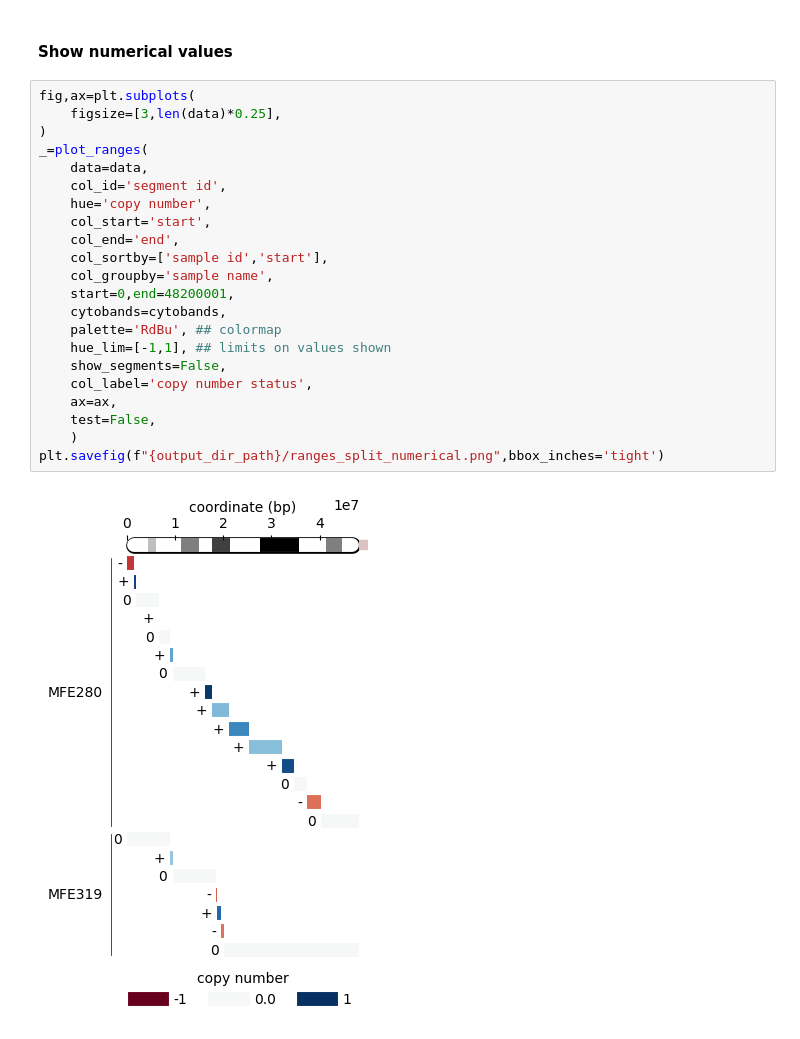
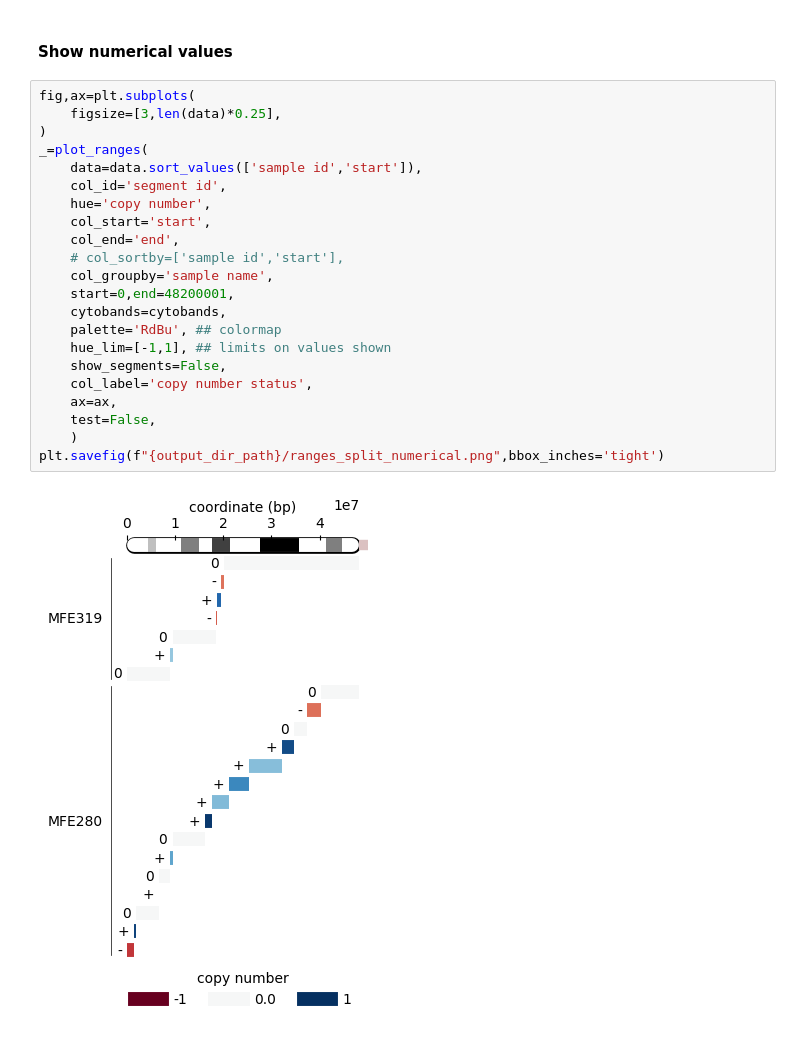
Before and after one commit to rraadd88/chrov, a Jupyter notebook: examples/chrov_viz_ranges.ipynb, the cells around one changed output. Drawn from its saved outputs; the diff is of its cells as text.

```diff
--- a/examples/chrov_viz_ranges.ipynb
+++ b/examples/chrov_viz_ranges.ipynb
@@ -136,24 +136,24 @@ plt.savefig(f"{output_dir_path}/ranges_split.png",bbox_inches='tight')
 # %%
 fig,ax=plt.subplots(
     figsize=[3,len(data)*0.25],
 )
 _=plot_ranges(
-    data=data,
+    data=data.sort_values(['sample id','start']),
     col_id='segment id',
     hue='copy number',
     col_start='start',
     col_end='end',
-    col_sortby=['sample id','start'],
+    # col_sortby=['sample id','start'],
     col_groupby='sample name',
     start=0,end=48200001,
     cytobands=cytobands,
     palette='RdBu', ## colormap
     hue_lim=[-1,1], ## limits on values shown
     show_segments=False,
     col_label='copy number status',
     ax=ax,
     test=False,
     )
 plt.savefig(f"{output_dir_path}/ranges_split_numerical.png",bbox_inches='tight')
 # %% [output]
-[figure, old version]
+[figure, new version]
```
Also changed, not shown: parts of 3 cells of this notebook, 2 other files.
